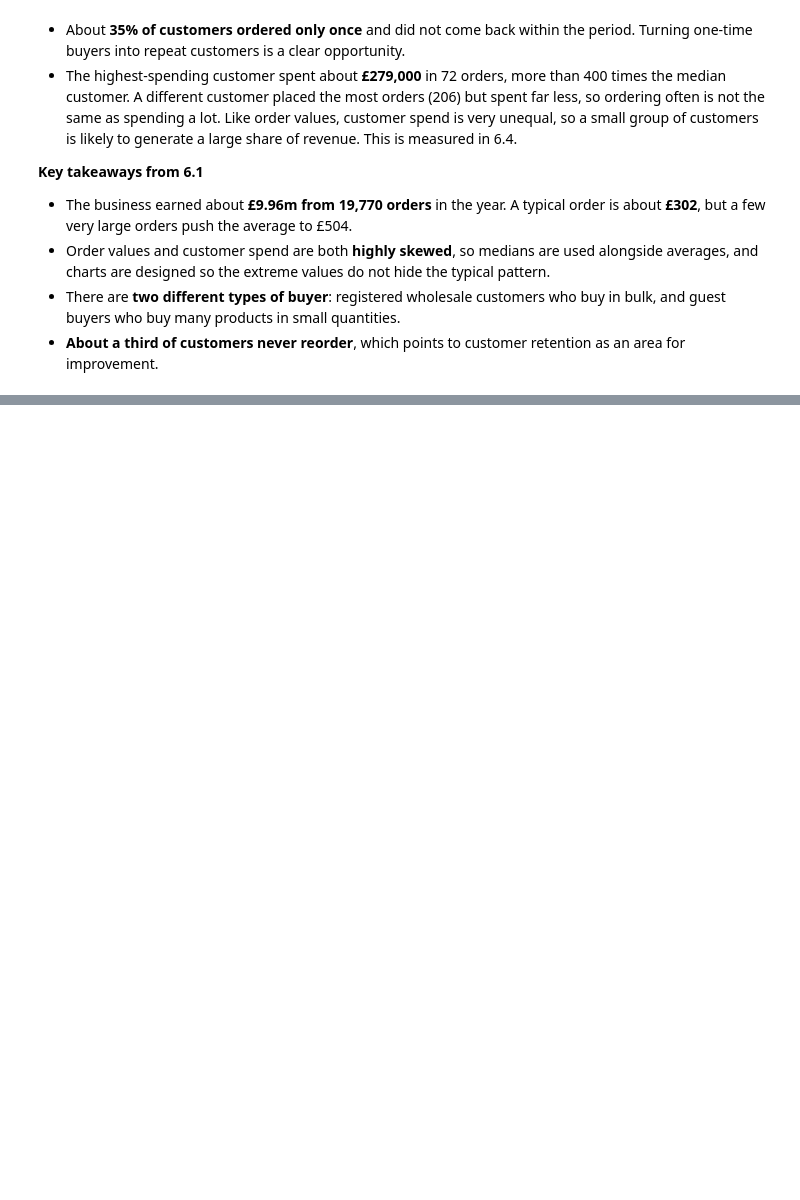
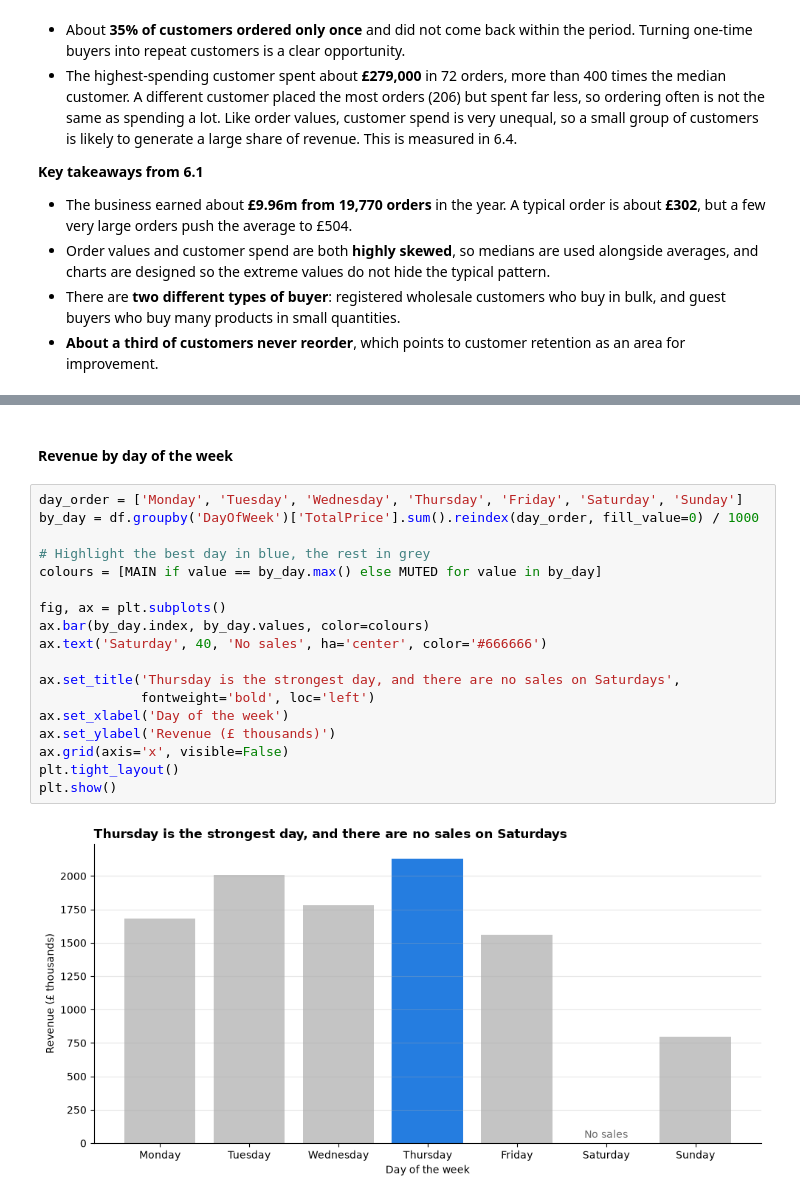
Before and after one commit to Matheus-Castilho/CA2-DV, a Jupyter notebook: CA2-DV.ipynb, the cells around one changed output, grey strips where cells are left out. Saved outputs shown, nothing was run; the diff lists cells and outputs as text; blank space fills up the shorter version.

```diff
--- a/CA2-DV.ipynb
+++ b/CA2-DV.ipynb
@@ -737,0 +820,22 @@ Customers who ordered only once: 34.7%
+# %% [markdown]
+#### Revenue by day of the week
+# %%
+day_order = ['Monday', 'Tuesday', 'Wednesday', 'Thursday', 'Friday', 'Saturday', 'Sunday']
+by_day = df.groupby('DayOfWeek')['TotalPrice'].sum().reindex(day_order, fill_value=0) / 1000
+
+# Highlight the best day in blue, the rest in grey
+colours = [MAIN if value == by_day.max() else MUTED for value in by_day]
+
+fig, ax = plt.subplots()
+ax.bar(by_day.index, by_day.values, color=colours)
+ax.text('Saturday', 40, 'No sales', ha='center', color='#666666')
+
+ax.set_title('Thursday is the strongest day, and there are no sales on Saturdays',
+             fontweight='bold', loc='left')
+ax.set_xlabel('Day of the week')
+ax.set_ylabel('Revenue (£ thousands)')
+ax.grid(axis='x', visible=False)
+plt.tight_layout()
+plt.show()
+# %% [output]
+[figure, added]
```
Also changed, not shown: parts of 13 cells of this notebook.
